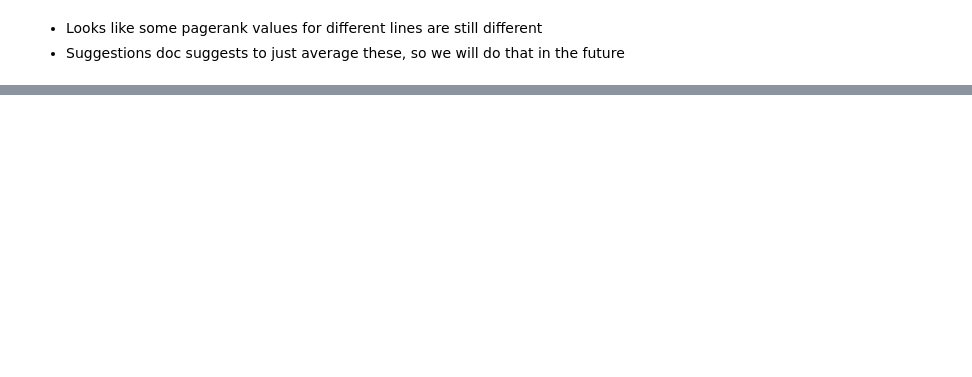
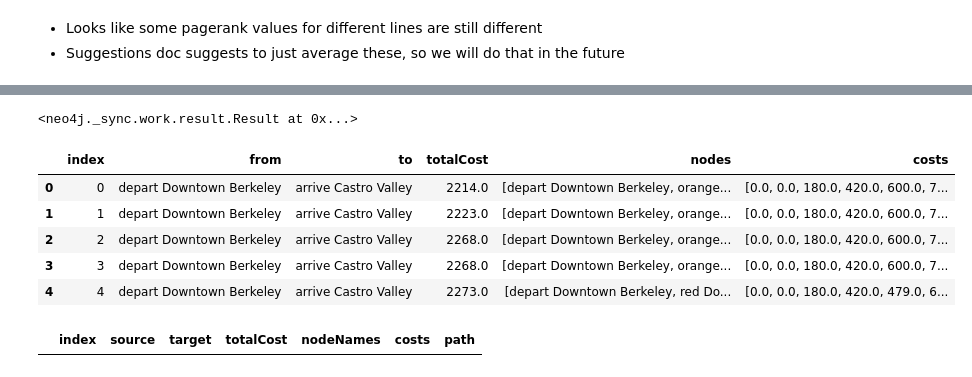
Before and after one commit to brendanfoo/agm-delivery, a Jupyter notebook: code/Making_Graph.ipynb, the cells around one changed output, grey strips where cells are left out. Cells and saved outputs as stored; diff of their text form; code cells hidden in the pictures; blank space fills up the shorter version.

Commit message:
shortest path

```diff
--- a/code/Making_Graph.ipynb
+++ b/code/Making_Graph.ipynb
@@ -557,0 +633,71 @@ So our delivery hubs are: <br>
+# %%
+query = "CALL gds.graph.drop('ds_graph', false)"
+session.run(query)
+
+query = "CALL gds.graph.project('ds_graph', 'Station', 'LINK', {relationshipProperties: 'weight'})"
+session.run(query)
+# %% [output]
+<neo4j._sync.work.result.Result at 0x...>
+# %%
+query = """
+
+MATCH (source:Station {name: $source}), (target:Station {name: $target})
+CALL gds.shortestPath.yens.stream(
+    'ds_graph',
+    { sourceNode: source,
+      targetNode: target,
+      k: $k,
+      relationshipWeightProperty: 'weight'
+    }
+)
+YIELD index, sourceNode, targetNode, totalCost, nodeIds, costs, path
+RETURN
+    index,
+    gds.util.asNode(sourceNode).name AS from,
+    gds.util.asNode(targetNode).name AS to,
+    totalCost,
+    [nodeId IN nodeIds | gds.util.asNode(nodeId).name] AS nodes,
+    costs
+ORDER BY index
+"""
+
+source = 'depart Downtown Berkeley'
+target = 'arrive Castro Valley'
+k = 5
+
+my_neo4j_run_query_pandas(query, source=source, target=target, k=k)
+# %% [output]
+|  | index | from | to | totalCost | nodes | costs |
+| 0 | 0 | depart Downtown Berkeley | arrive Castro Valley | 2214.0 | [depart Downtown Berkeley, orange... | [0.0, 0.0, 180.0, 420.0, 600.0, 7... |
+| 1 | 1 | depart Downtown Berkeley | arrive Castro Valley | 2223.0 | [depart Downtown Berkeley, orange... | [0.0, 0.0, 180.0, 420.0, 600.0, 7... |
+| 2 | 2 | depart Downtown Berkeley | arrive Castro Valley | 2268.0 | [depart Downtown Berkeley, orange... | [0.0, 0.0, 180.0, 420.0, 600.0, 7... |
+| 3 | 3 | depart Downtown Berkeley | arrive Castro Valley | 2268.0 | [depart Downtown Berkeley, orange... | [0.0, 0.0, 180.0, 420.0, 600.0, 7... |
+| 4 | 4 | depart Downtown Berkeley | arrive Castro Valley | 2273.0 | [depart Downtown Berkeley, red Do... | [0.0, 0.0, 180.0, 420.0, 479.0, 6... |
+# %%
+query = """
+
+MATCH (source:Station {name: $source})
+CALL gds.allShortestPaths.delta.stream('ds_graph',
+                                       {sourceNode: source,
+                                        relationshipWeightProperty: 'weight',
+                                        delta: 3.0
+                                       }
+                                      )
+
+YIELD index, sourceNode, targetNode, totalCost, nodeIds, costs, path
+RETURN
+    index,
+    gds.util.asNode(sourceNode).name AS source,
+    gds.util.asNode(targetNode).name AS target,
+    totalCost,
+    [nodeId IN nodeIds | gds.util.asNode(nodeId).name] AS nodeNames,
+    costs,
+    nodes(path) as path
+ORDER BY index
+"""
+
+source = "Downtown Berkeley"
+
+my_neo4j_run_query_pandas(query, source=source)
+# %% [output]
+|  | index | source | target | totalCost | nodeNames | costs | path |
```
Also changed, not shown: parts of 24 cells of this notebook.
